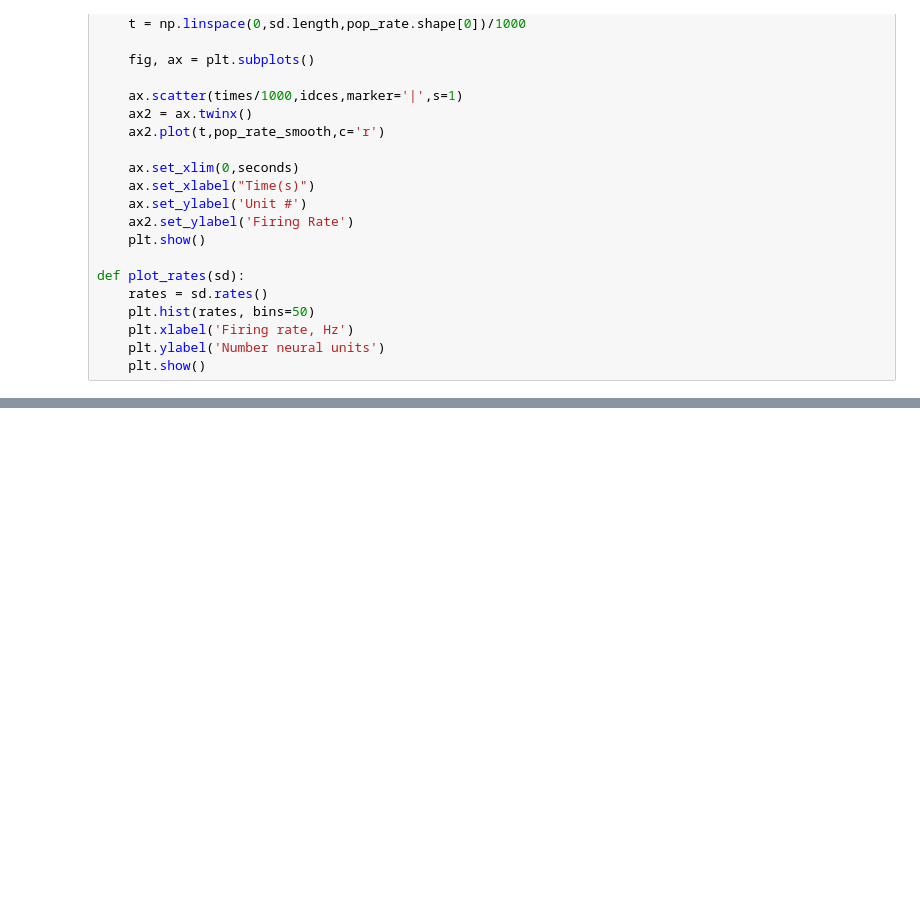
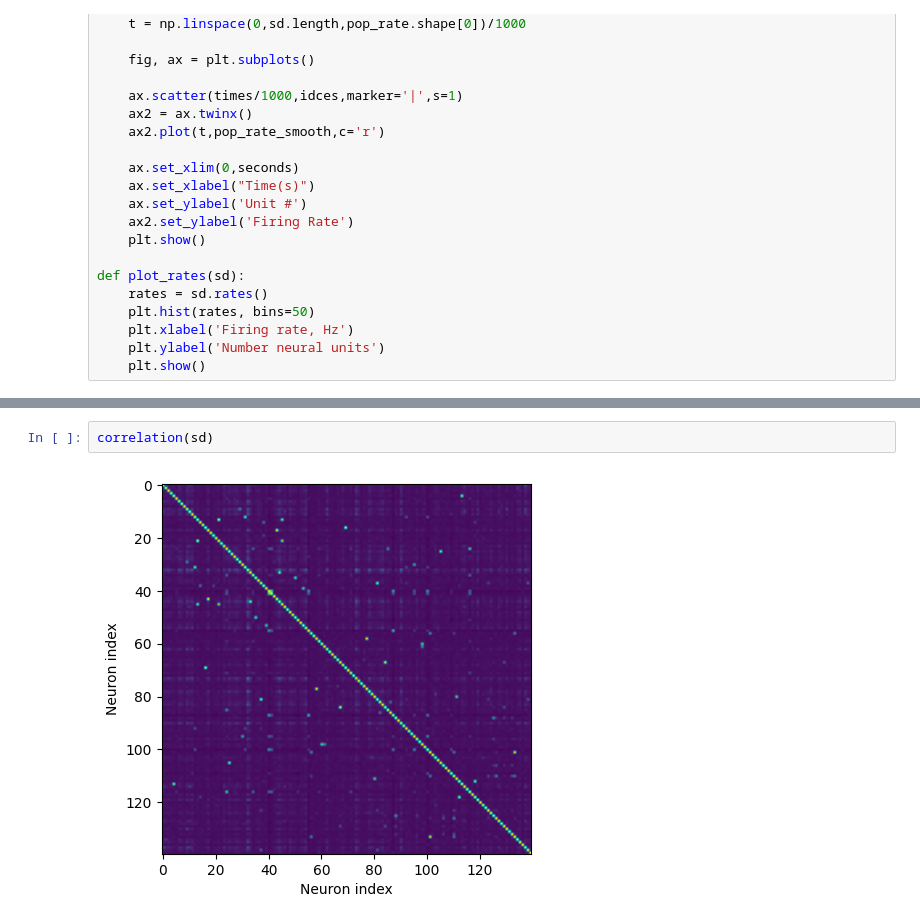
Before and after one commit to braingeneers/midbrain_parkinsons, a Jupyter notebook: dev/other/thomas/thesis/analysis.ipynb, the cells around one changed output, grey strips where cells are left out. Saved outputs shown, nothing was run; the diff lists cells and outputs as text; blank space fills up the shorter version.

```diff
--- a/dev/other/thomas/thesis/analysis.ipynb
+++ b/dev/other/thomas/thesis/analysis.ipynb
@@ -108,0 +114,4 @@ plot_raster(sd)
+# %%
+correlation(sd)
+# %% [output]
+[figure, added]
```
Also changed, not shown: parts of 4 cells of this notebook.
